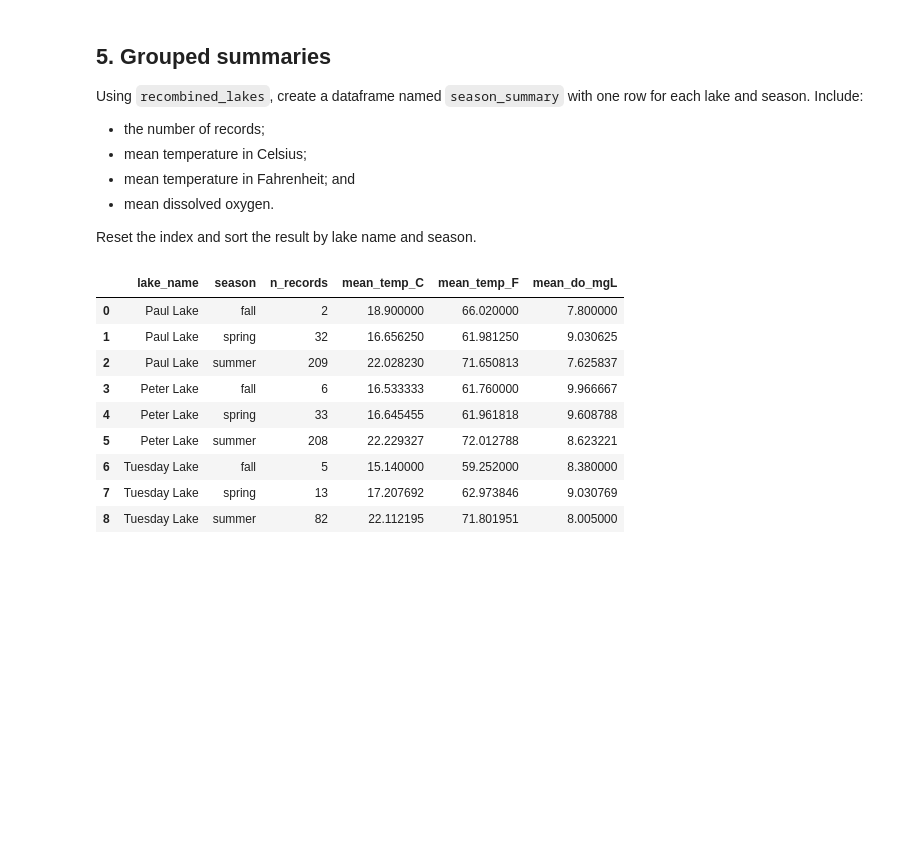
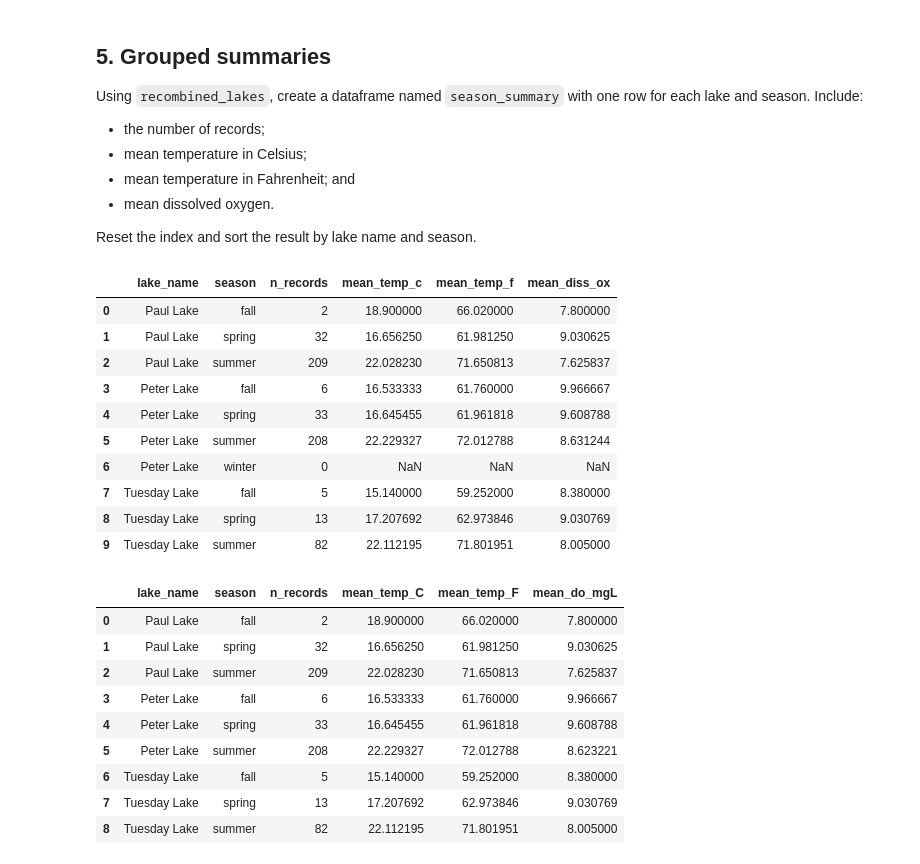
Before and after one commit to nsw37/ENV700, a Jupyter notebook: lessons/M4-L-data-wrangling.ipynb, the cells around one changed output. Cells and saved outputs as stored; diff of their text form; code cells hidden in the pictures; blank space fills up the shorter version.

```diff
--- a/lessons/M4-L-data-wrangling.ipynb
+++ b/lessons/M4-L-data-wrangling.ipynb
@@ -222,4 +225,8 @@ Use `pd.concat()` to recombine them into `recombined_lakes`. Set `ignore_index=T
 Explain in a markdown cell why `concat()` is appropriate here and why `merge()` would not be the primary operation.
 # %%
 # 4.1 Create early_lakes and late_lakes dataframes
+early_lakes = lake_features.loc[(lake_features['year'] <= 2009)]
+late_lakes = lake_features.loc[(lake_features['year'] >= 2010)]
+
+print(early_lakes.shape, late_lakes.shape)
 # %% [output]
@@ -227,3 +234,11 @@ Explain in a markdown cell why `concat()` is appropriate here and why `merge()`
 # %%
 # 4.2 Recombine the dataframes with pd.concat()
+recombined_lakes = pd.concat([
+    early_lakes,
+    late_lakes],
+    ignore_index=True)
+
+recombined_lakes.shape
+#(299, 7) (291, 7)
+#(590, 7)
 # %% [output]
@@ -241,6 +256,28 @@ Using `recombined_lakes`, create a dataframe named `season_summary` with one row
 Reset the index and sort the result by lake name and season.
 # %%
 # 5.1 Group, summarize, and sort combined lake data
+season_summary = (recombined_lakes.groupby(['lake_name', 'season'])
+                  .agg(
+    n_records =('temperature_C', 'count'),
+    mean_temp_c=('temperature_C', 'mean'),
+    mean_temp_f=('temperature_F', 'mean'),
+    mean_diss_ox=('dissolved_oxygen_mgL', 'mean')
+    )
+    .reset_index()
+)
+season_summary
+# %% [output]
+|  | lake_name | season | n_records | mean_temp_c | mean_temp_f | mean_diss_ox |
+| 0 | Paul Lake | fall | 2 | 18.900000 | 66.020000 | 7.800000 |
+| 1 | Paul Lake | spring | 32 | 16.656250 | 61.981250 | 9.030625 |
+| 2 | Paul Lake | summer | 209 | 22.028230 | 71.650813 | 7.625837 |
+| 3 | Peter Lake | fall | 6 | 16.533333 | 61.760000 | 9.966667 |
+| 4 | Peter Lake | spring | 33 | 16.645455 | 61.961818 | 9.608788 |
+| 5 | Peter Lake | summer | 208 | 22.229327 | 72.012788 | 8.631244 |
+| 6 | Peter Lake | winter | 0 | NaN | NaN | NaN |
+| 7 | Tuesday Lake | fall | 5 | 15.140000 | 59.252000 | 8.380000 |
+| 8 | Tuesday Lake | spring | 13 | 17.207692 | 62.973846 | 9.030769 |
+| 9 | Tuesday Lake | summer | 82 | 22.112195 | 71.801951 | 8.005000 |
 # %%
 # 5.2 Examine results
 season_summary
```
Also changed, not shown: parts of 5 cells of this notebook, 15 other files.
